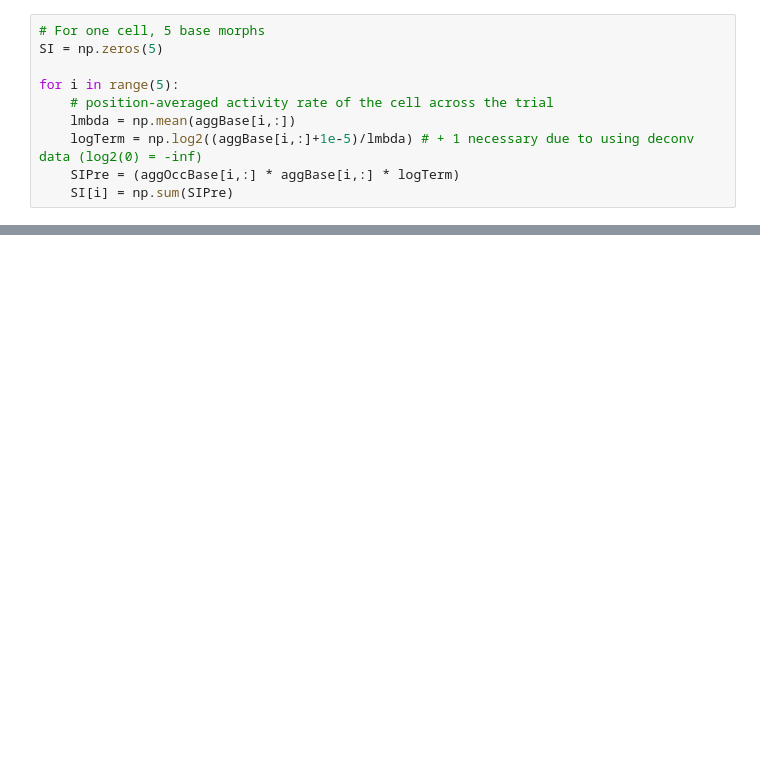
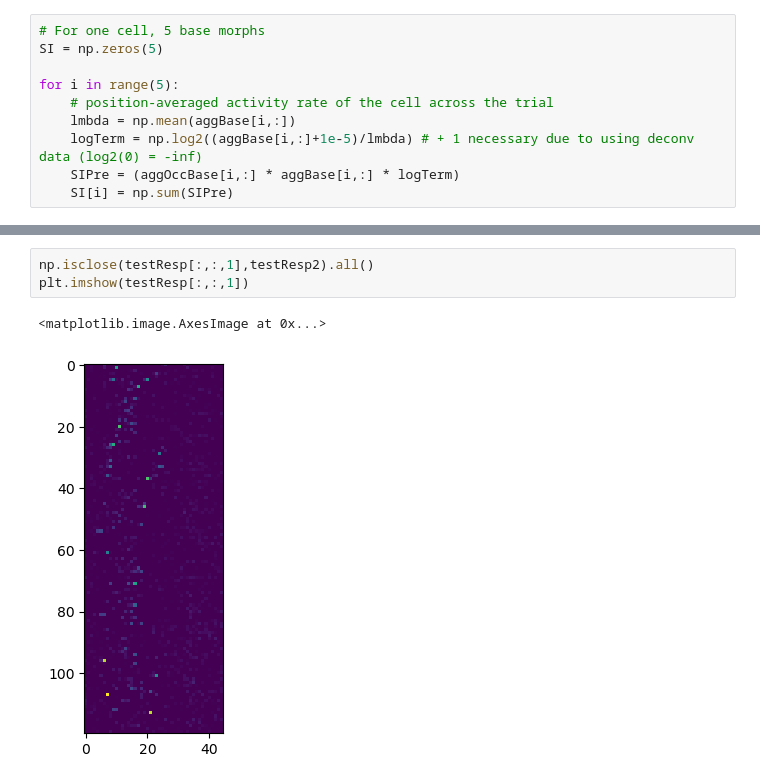
Before and after one commit to tarek-soubra/place-cell-project, a Jupyter notebook: explorev2.ipynb, the cells around one changed output, grey strips where cells are left out. Drawn from its saved outputs; the diff is of its cells as text; blank space fills up the shorter version.

```diff
--- a/explorev2.ipynb
+++ b/explorev2.ipynb
@@ -348,0 +556,6 @@ IndexError: shape mismatch: indexing arrays could not be broadcast together with
+# %%
+np.isclose(testResp[:,:,1],testResp2).all()
+plt.imshow(testResp[:,:,1])
+# %% [output]
+<matplotlib.image.AxesImage at 0x...>
+[figure, added]
```
Also changed, not shown: parts of 62 cells of this notebook.
